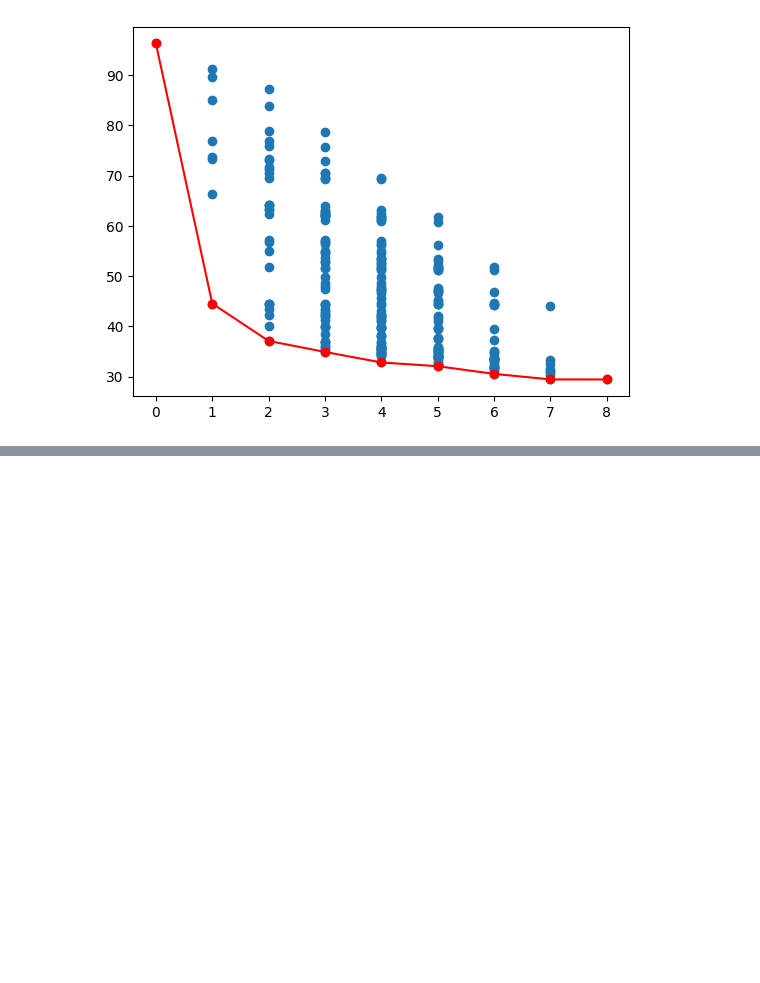
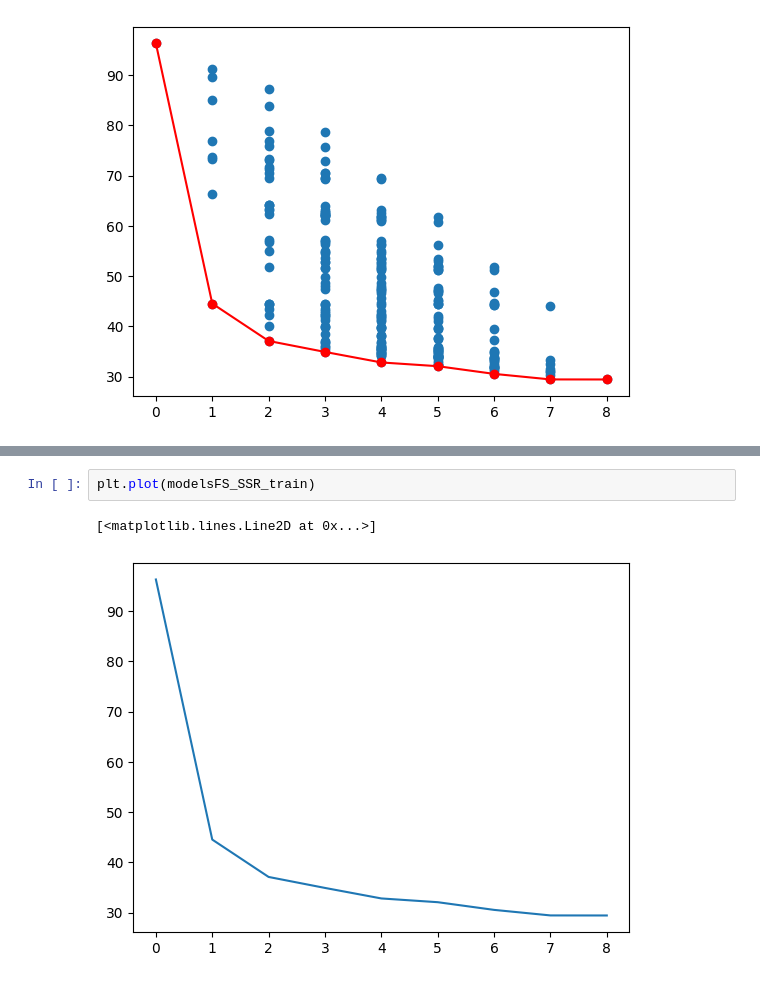
Before and after one commit to gonarec/statistical_learn, a Jupyter notebook: sl-ex3-prostatecancer-arragoni.ipynb, the cells around one changed output, grey strips where cells are left out. Saved outputs shown, nothing was run; the diff lists cells and outputs as text; blank space fills up the shorter version.

```diff
--- a/sl-ex3-prostatecancer-arragoni.ipynb
+++ b/sl-ex3-prostatecancer-arragoni.ipynb
@@ -182,0 +223,5 @@ plot_criteria(models_NVars,models_SSR_train)
+# %%
+plt.plot(modelsFS_SSR_train)
+# %% [output]
+[<matplotlib.lines.Line2D at 0x...>]
+[figure, added]
```
Also changed, not shown: parts of 9 cells of this notebook.
